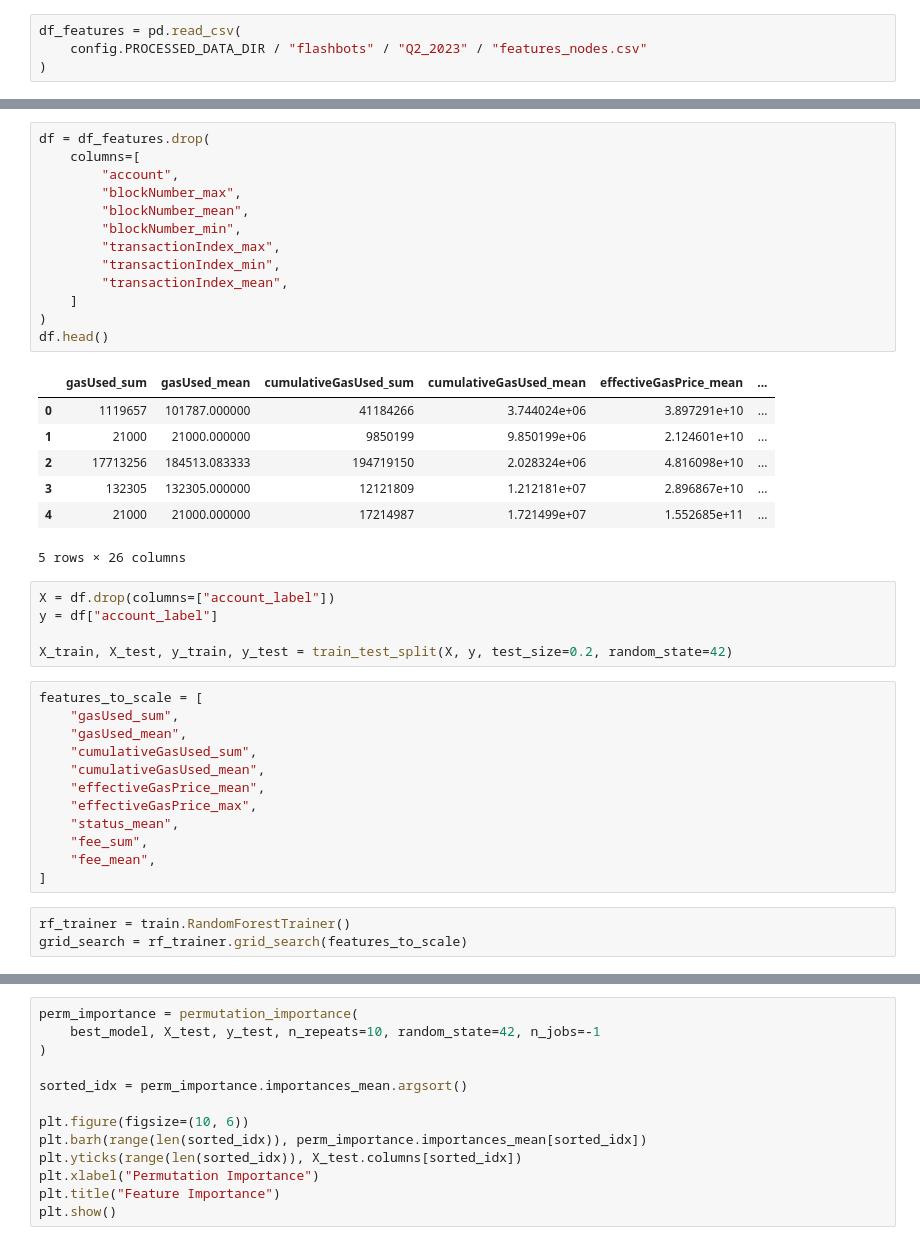
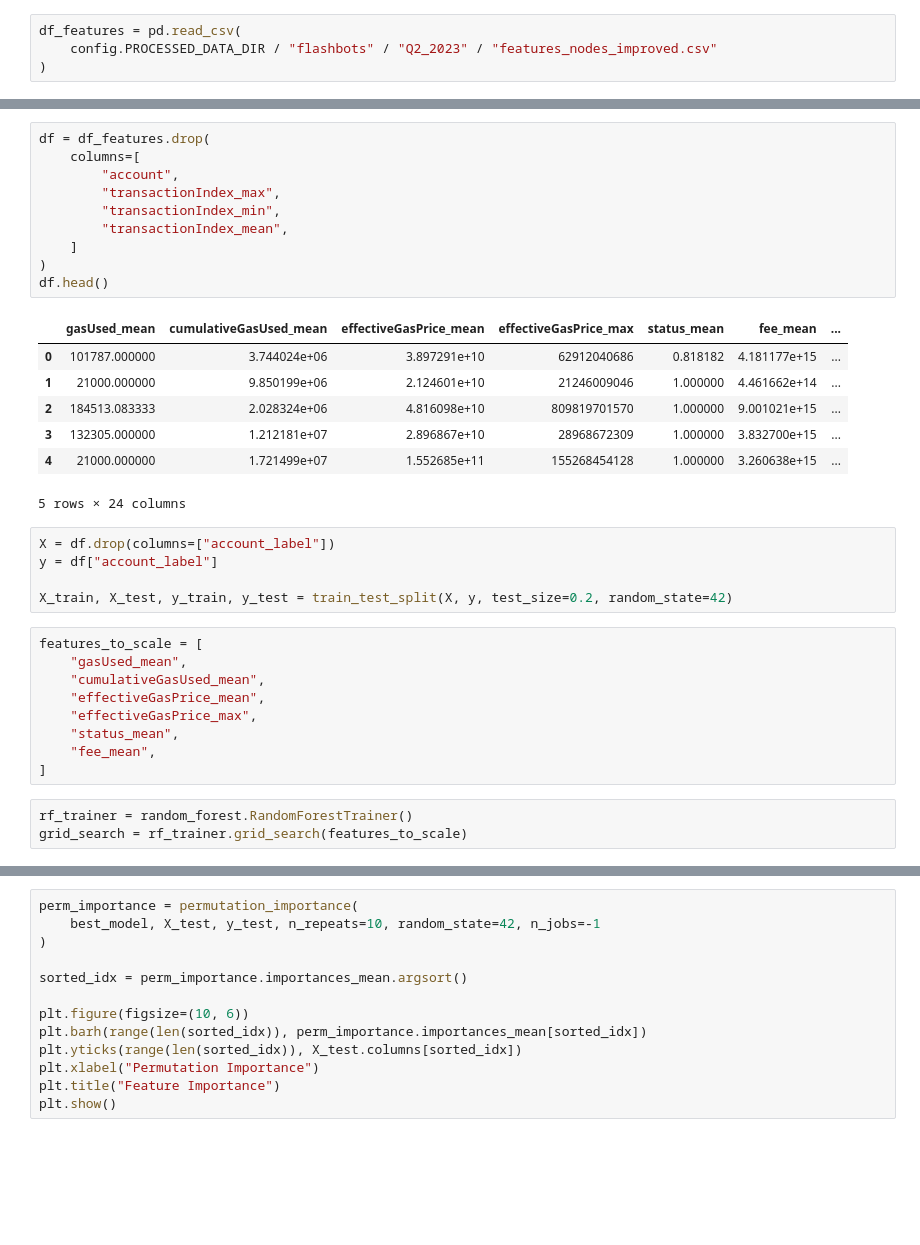
Before and after one commit to liamti5/Graph-Inverse-Reinforcement-Learning-for-MEV-Detection-on-Ethereum, a Jupyter notebook: notebooks/3.02-random-forest-features-nodes.ipynb, the cells around one changed output, grey strips where cells are left out. Saved outputs shown, nothing was run; the diff lists cells and outputs as text; blank space fills up the shorter version.

```diff
--- a/notebooks/3.02-random-forest-features-nodes.ipynb
+++ b/notebooks/3.02-random-forest-features-nodes.ipynb
@@ -13,7 +13,7 @@ config.load_dotenv()
 True
 # %%
 df_features = pd.read_csv(
-    config.PROCESSED_DATA_DIR / "flashbots" / "Q2_2023" / "features_nodes.csv"
+    config.PROCESSED_DATA_DIR / "flashbots" / "Q2_2023" / "features_nodes_improved.csv"
 )
 # %%
 df_features.head()
@@ -28,24 +28,21 @@ df_features.head()
 # %%
 df = df_features.drop(
     columns=[
         "account",
-        "blockNumber_max",
-        "blockNumber_mean",
-        "blockNumber_min",
         "transactionIndex_max",
         "transactionIndex_min",
         "transactionIndex_mean",
     ]
 )
 df.head()
 # %% [output]
-|  | gasUsed_sum | gasUsed_mean | cumulativeGasUsed_sum | cumulativeGasUsed_mean | effectiveGasPrice_mean | ... |
-| 0 | 1119657 | 101787.000000 | 41184266 | 3.744024e+06 | 3.897291e+10 | ... |
-| 1 | 21000 | 21000.000000 | 9850199 | 9.850199e+06 | 2.124601e+10 | ... |
-| 2 | 17713256 | 184513.083333 | 194719150 | 2.028324e+06 | 4.816098e+10 | ... |
-| 3 | 132305 | 132305.000000 | 12121809 | 1.212181e+07 | 2.896867e+10 | ... |
-| 4 | 21000 | 21000.000000 | 17214987 | 1.721499e+07 | 1.552685e+11 | ... |
+|  | gasUsed_mean | cumulativeGasUsed_mean | effectiveGasPrice_mean | effectiveGasPrice_max | status_mean | fee_mean | ... |
+| 0 | 101787.000000 | 3.744024e+06 | 3.897291e+10 | 62912040686 | 0.818182 | 4.181177e+15 | ... |
+| 1 | 21000.000000 | 9.850199e+06 | 2.124601e+10 | 21246009046 | 1.000000 | 4.461662e+14 | ... |
+| 2 | 184513.083333 | 2.028324e+06 | 4.816098e+10 | 809819701570 | 1.000000 | 9.001021e+15 | ... |
+| 3 | 132305.000000 | 1.212181e+07 | 2.896867e+10 | 28968672309 | 1.000000 | 3.832700e+15 | ... |
+| 4 | 21000.000000 | 1.721499e+07 | 1.552685e+11 | 155268454128 | 1.000000 | 3.260638e+15 | ... |
-5 rows × 26 columns
+5 rows × 24 columns
 # %%
 X = df.drop(columns=["account_label"])
 y = df["account_label"]
@@ -53,18 +50,15 @@ y = df["account_label"]
 X_train, X_test, y_train, y_test = train_test_split(X, y, test_size=0.2, random_state=42)
 # %%
 features_to_scale = [
-    "gasUsed_sum",
     "gasUsed_mean",
-    "cumulativeGasUsed_sum",
     "cumulativeGasUsed_mean",
     "effectiveGasPrice_mean",
     "effectiveGasPrice_max",
     "status_mean",
-    "fee_sum",
     "fee_mean",
 ]
 # %%
-rf_trainer = train.RandomForestTrainer()
+rf_trainer = random_forest.RandomForestTrainer()
 grid_search = rf_trainer.grid_search(features_to_scale)
 # %%
 best_model = rf_trainer.train(X_train, X_test, y_train, y_test, grid_search, "Node Classification")
```
Also changed, not shown: parts of 3 cells of this notebook.
